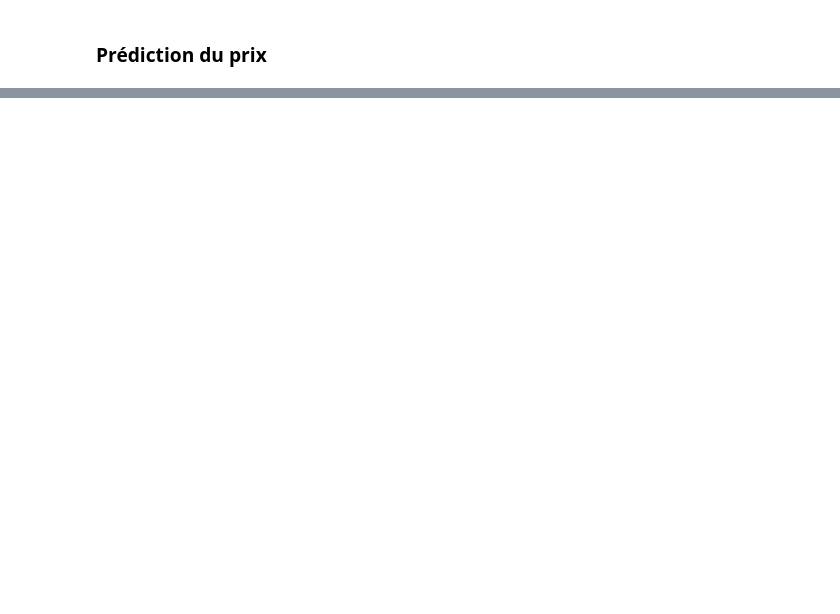
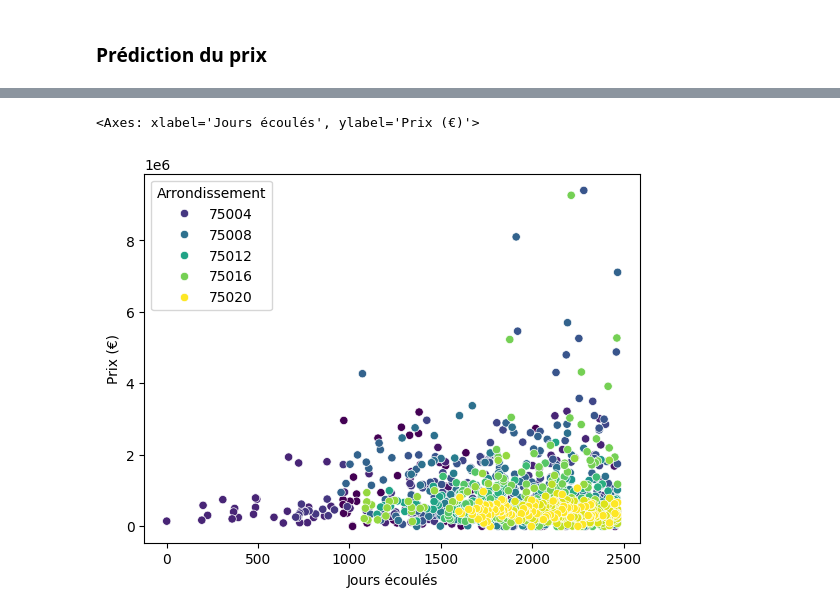
Before and after one commit to Zhuanu/Projet-DALAS, a Jupyter notebook: modele.ipynb, the cells around one changed output, grey strips where cells are left out. Drawn from its saved outputs; the diff is of its cells as text; code cells hidden in the pictures; blank space fills up the shorter version.

```diff
--- a/modele.ipynb
+++ b/modele.ipynb
@@ -159,0 +167,20 @@ R²: 0.7121100787043778
+# %%
+dfDate = base_data[['Arrondissement', 'Prix (€)',
+       'Prix mensuel (€)', 'Pièce(s)', 'Surface (m2)', 'Date de vente']].copy()
+
+# Obtenir les jours écoulés depuis la première vente du dataset, ainsi on peut manipuler les dates comme une variable quantitative
+dfDate['Date de vente'] = pd.to_datetime(dfDate['Date de vente'], format='%d/%m/%Y', errors='coerce')
+reference_date = dfDate['Date de vente'].min()
+dfDate['Jours écoulés'] = (dfDate['Date de vente'] - reference_date).dt.days
+
+# Supprimer la colonne Date de vente sinon nous ne pouvons pas standardiser les données
+dfDate = dfDate.drop(columns=['Date de vente'])
+
+# Suppression d'un outlier
+dfDate = dfDate[(dfDate['Prix (€)'] <= 10000000)]
+
+# Vérifier les valeurs manquantes
+print(dfDate.isna().any())
+dfDate = dfDate.dropna()
+
+dfDate.head()
@@ -159,0 +201,6 @@ R²: 0.7121100787043778
+# %%
+# Scatter plot
+sns.scatterplot(x='Jours écoulés', y='Prix (€)', hue='Arrondissement', data=dfDate, palette='viridis')
+# %% [output]
+<Axes: xlabel='Jours écoulés', ylabel='Prix (€)'>
+[figure, added]
```
Also changed, not shown: parts of 21 cells of this notebook.
